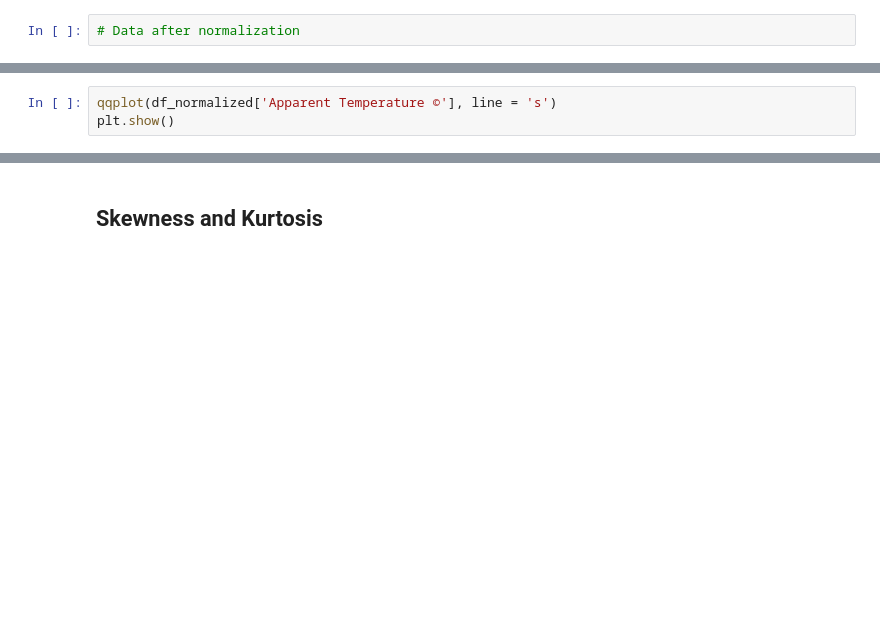
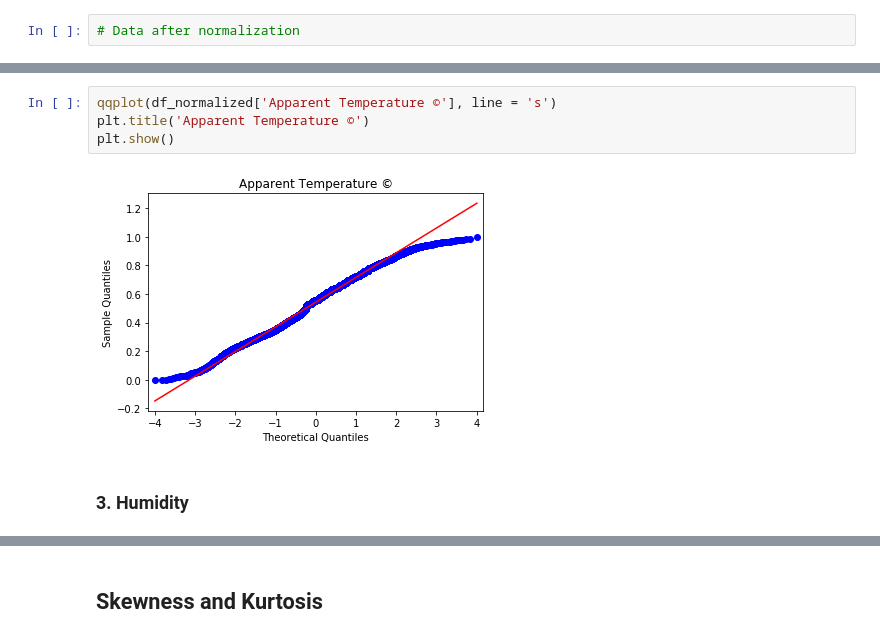
Before and after one commit to Sanjiv01/SDS-project, a Jupyter notebook: Weather linear reg.ipynb, the cells around one changed output, grey strips where cells are left out. Saved outputs shown, nothing was run; the diff lists cells and outputs as text; blank space fills up the shorter version.

```diff
--- a/Weather linear reg.ipynb
+++ b/Weather linear reg.ipynb
@@ -401,6 +478,11 @@ plt.plot(bins, best_fit_line, color = 'black')
 # %%
 qqplot(df_normalized['Apparent Temperature ©'], line = 's')
+plt.title('Apparent Temperature ©')
 plt.show()
+# %% [output]
+[figure, added]
+# %% [markdown]
+### 3. Humidity
 # %%
 _, bins, _ = plt.hist(df_normalized['Humidity'], 30, density=1, alpha = 0.5, facecolor='green')
 mu, sigma = scipy.stats.norm.fit(df_normalized['Humidity'])
```
Also changed, not shown: parts of 69 cells of this notebook.
